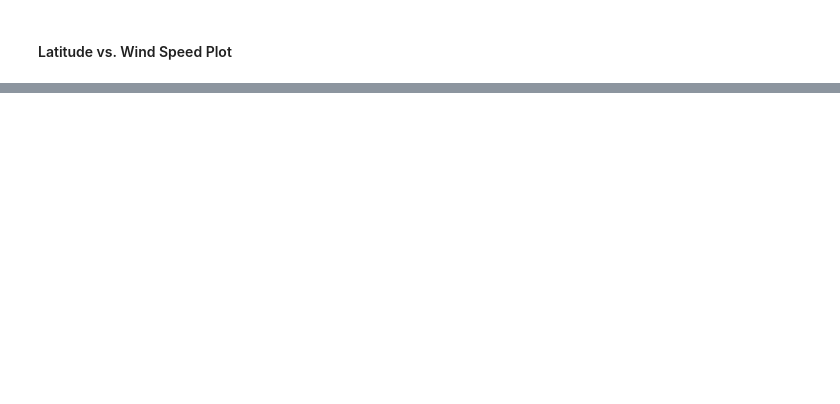
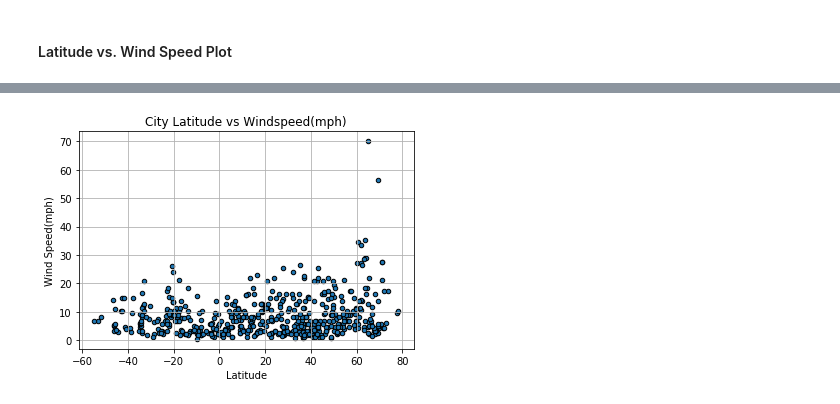
Before and after one commit to Omar-Castillo/Homework, a Jupyter notebook: APIs/starter_code/OC_HW_WeatherPy.ipynb, the cells around one changed output, grey strips where cells are left out. Drawn from its saved outputs; the diff is of its cells as text; code cells hidden in the pictures; blank space fills up the shorter version.

```diff
--- a/APIs/starter_code/OC_HW_WeatherPy.ipynb
+++ b/APIs/starter_code/OC_HW_WeatherPy.ipynb
@@ -322,0 +331,13 @@ dtype: int64
+# %%
+#create scatter plot Latitude vs.Temperature using pandas plot
+
+weather_df.plot.scatter(x="Latitude", y='Wind Speed(mph)', grid=True,
+                               alpha=1, edgecolors ='black', title = "City Latitude vs Windspeed(mph)")
+#test plot
+plt.plot()
+#savefit
+plt.savefig("../Images/lat_windspeed.png")
+#show plot
+plt.show()
+# %% [output]
+[figure, added]
```
Also changed, not shown: parts of 22 cells of this notebook, 4 other files.
